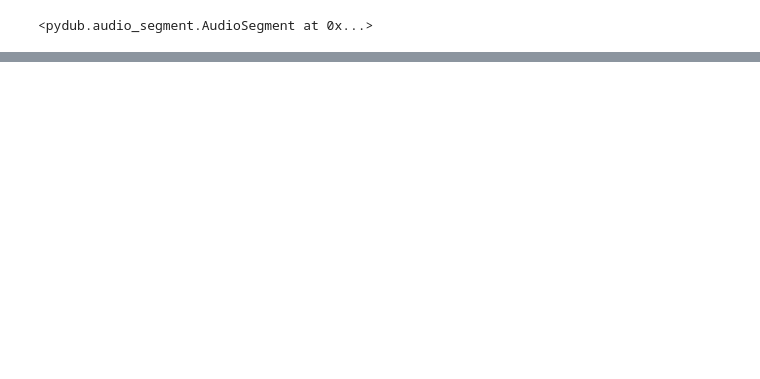
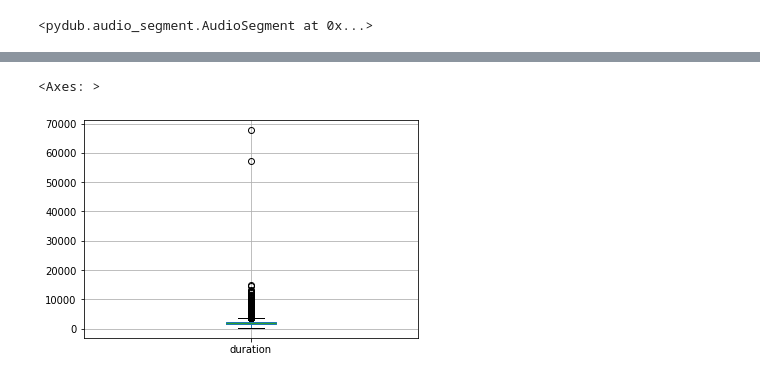
Before and after one commit to markjosims/malachor5, a Jupyter notebook: notebooks/tira_asr_cleaning.ipynb, the cells around one changed output, grey strips where cells are left out. Drawn from its saved outputs; the diff is of its cells as text; code cells hidden in the pictures; blank space fills up the shorter version.

Commit message:
visualizing

```diff
--- a/notebooks/tira_asr_cleaning.ipynb
+++ b/notebooks/tira_asr_cleaning.ipynb
@@ -903,0 +906,3 @@ audio
+# %%
+df=pd.read_csv('/Users/markjos/projects/malachor5/data/tira-asr-hf/metadata-combined.csv')
+df.head()
@@ -903,0 +952,6 @@ audio
+# %%
+df['duration']=df['end']-df['start']
+df.boxplot('duration')
+# %% [output]
+<Axes: >
+[figure, added]
```
Also changed, not shown: parts of 6 cells of this notebook, 1 other file.
